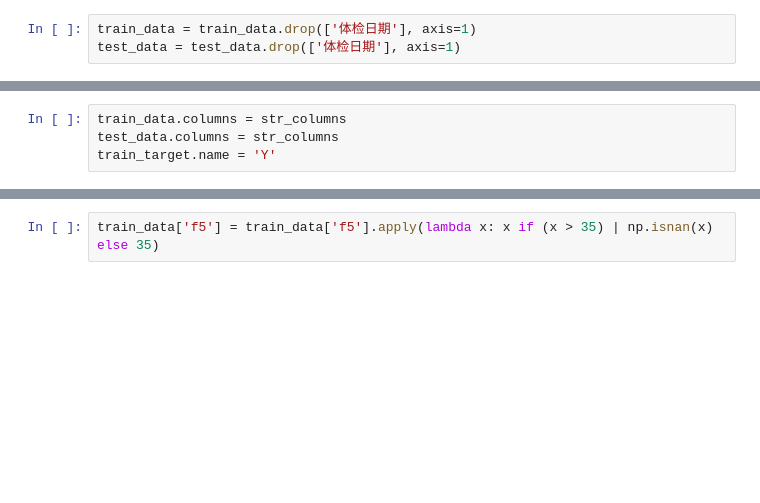
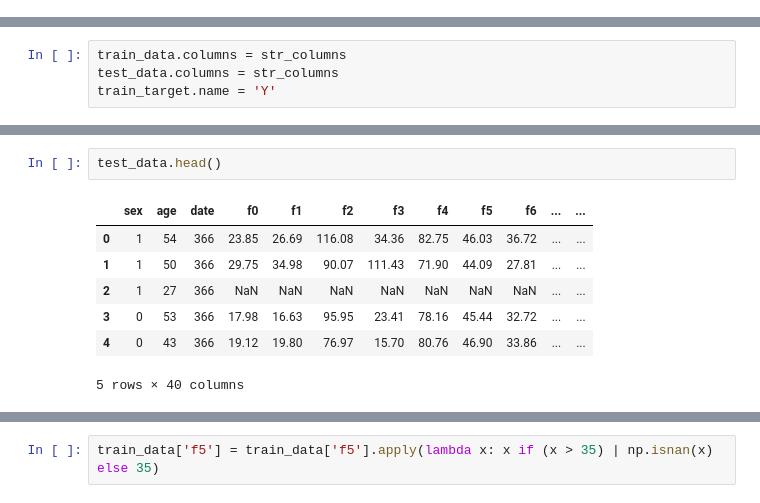
Before and after one commit to koibiki/ai-medical, a Jupyter notebook: Untitled2.ipynb, the cells around one changed output, grey strips where cells are left out. Saved outputs shown, nothing was run; the diff lists cells and outputs as text; blank space fills up the shorter version.

```diff
--- a/Untitled2.ipynb
+++ b/Untitled2.ipynb
@@ -62,9 +54,6 @@ important_feature = ['*天门冬氨酸氨基转换酶', '*丙氨酸氨基转换
 # %%
 important_feature_10 = ['*天门冬氨酸氨基转换酶', '*丙氨酸氨基转换酶', '*碱性磷酸酶', '*r-谷氨酰基转换酶',
        '*总蛋白', '白蛋白',  '甘油三酯', '尿素', '尿酸', '白细胞计数',  '红细胞平均体积', '红细胞体积分布宽度']
-# %%
-train_data = train_data.drop(['体检日期'], axis=1)
-test_data = test_data.drop(['体检日期'], axis=1)
 # %%
 # train_data.fillna(train_data.median(axis=0), inplace=True)
 # test_data.fillna(test_data.median(axis=0), inplace=True)
@@ -77,0 +79,10 @@ train_target.name = 'Y'
+# %%
+test_data.head()
+# %% [output]
+|  | sex | age | date | f0 | f1 | f2 | f3 | f4 | f5 | f6 | ... | ... |
+| 0 | 1 | 54 | 366 | 23.85 | 26.69 | 116.08 | 34.36 | 82.75 | 46.03 | 36.72 | ... | ... |
+| 1 | 1 | 50 | 366 | 29.75 | 34.98 | 90.07 | 111.43 | 71.90 | 44.09 | 27.81 | ... | ... |
+| 2 | 1 | 27 | 366 | NaN | NaN | NaN | NaN | NaN | NaN | NaN | ... | ... |
+| 3 | 0 | 53 | 366 | 17.98 | 16.63 | 95.95 | 23.41 | 78.16 | 45.44 | 32.72 | ... | ... |
+| 4 | 0 | 43 | 366 | 19.12 | 19.80 | 76.97 | 15.70 | 80.76 | 46.90 | 33.86 | ... | ... |
+5 rows × 40 columns
```
Also changed, not shown: parts of 13 cells of this notebook, 18 other files.
